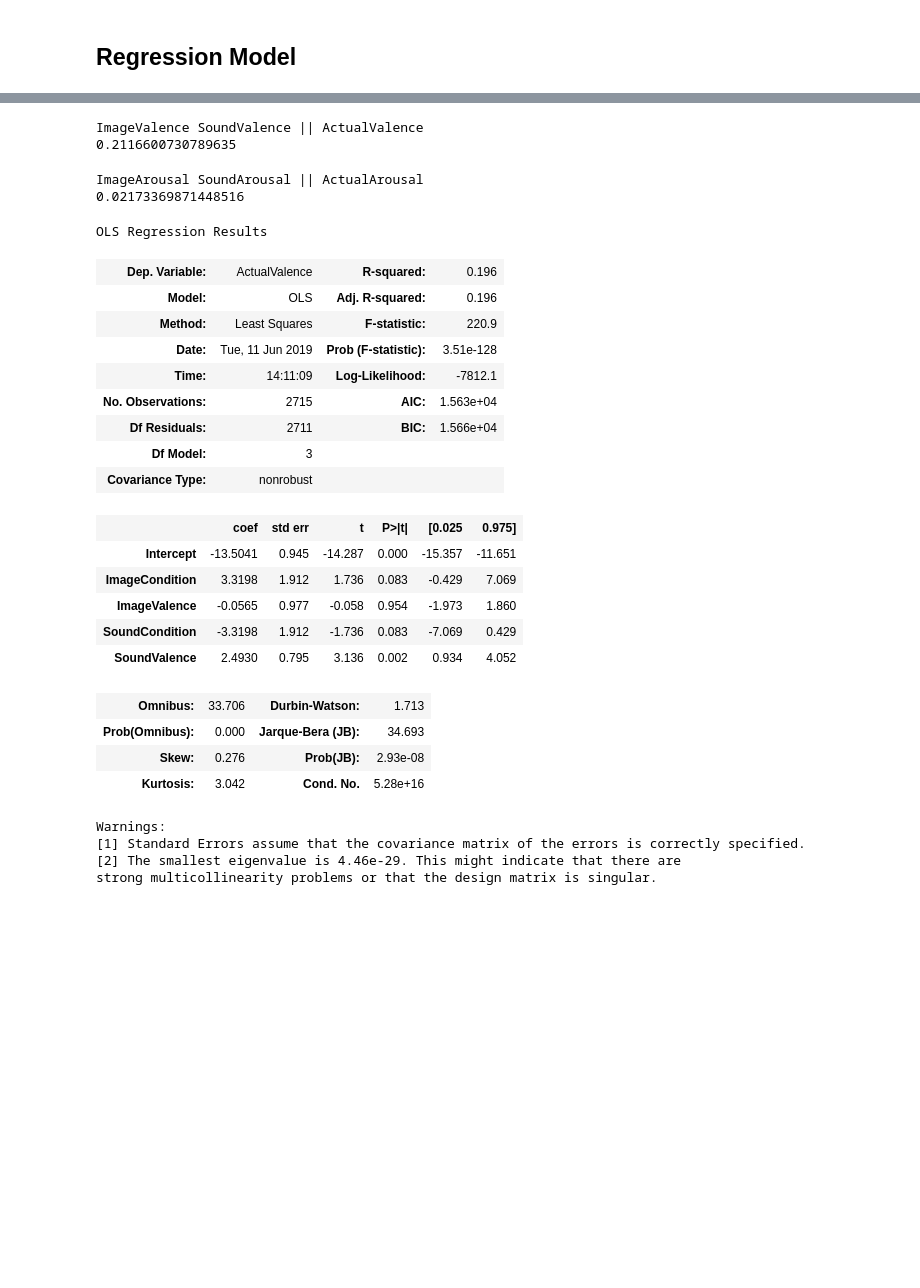
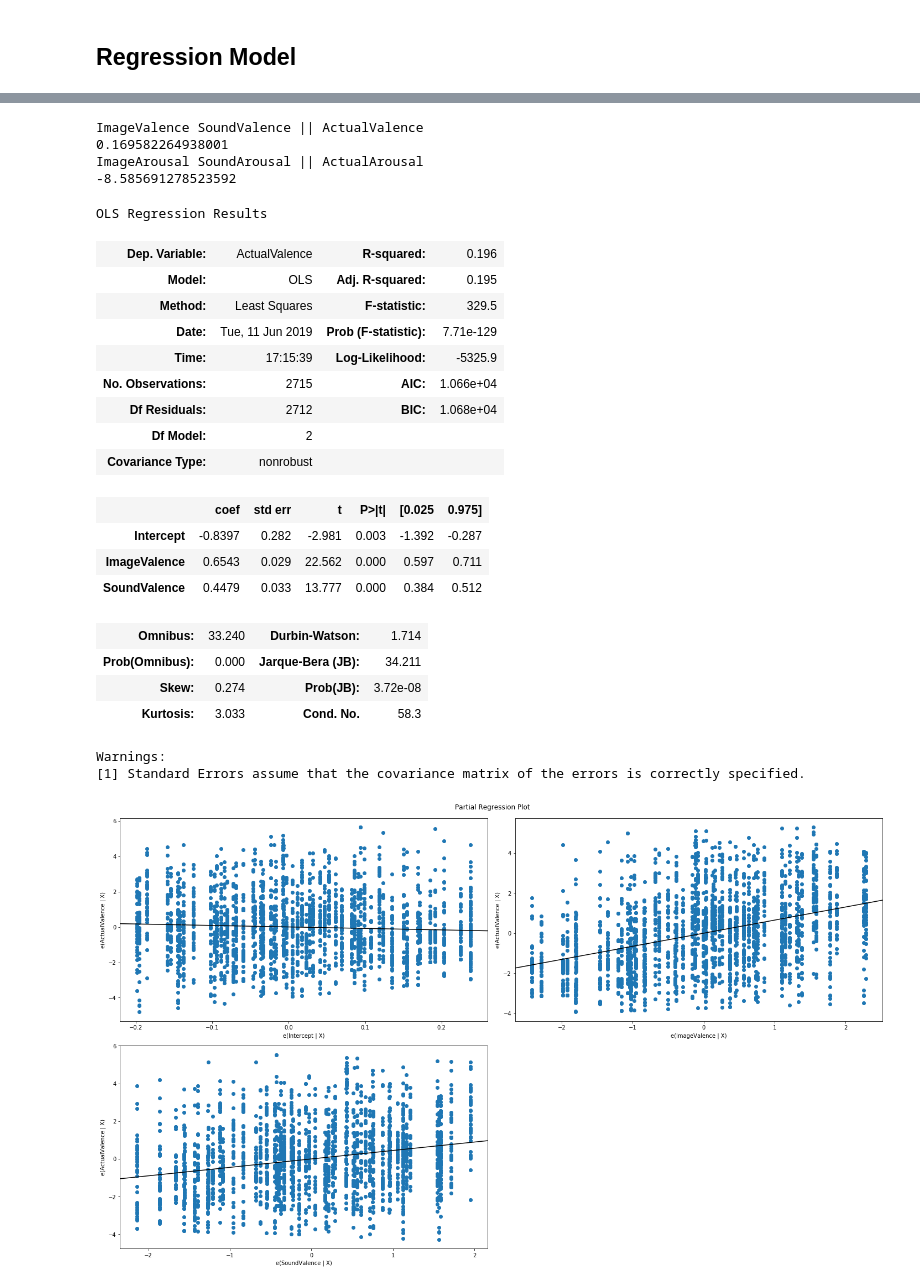
Before and after one commit to akselander/psi-project, a Jupyter notebook: code/psi-project.ipynb, the cells around one changed output, grey strips where cells are left out. Drawn from its saved outputs; the diff is of its cells as text; code cells hidden in the pictures; blank space fills up the shorter version.

Commit message:
Changed data scaling

```diff
--- a/code/psi-project.ipynb
+++ b/code/psi-project.ipynb
@@ -49,8 +49,8 @@ dfStudy['Number'] = pd.to_numeric(dfStudy['Number'])
 def convertResponseStringIntoColumns(string):
     string = string[1:-1]
     array = (string.split(','))
-    array[0] = float(array[0]) * 10
-    array[1] = float(array[1][1:]) * 10
+    array[0] = (float(array[0]) * 4) + 5
+    array[1] = (float(array[1][1:]) * 4) + 5
     return array
 
 def findExpectedImageReaction(iaps):
@@ -318,11 +207,10 @@ ImageArousal SoundArousal || ActualArousal
 # %%
 
 
-reg = svm.SVR(kernel='poly')
+reg = svm.SVR(kernel='poly', gamma='scale')
 
 X = np.array(df[['ImageValence',
         'SoundValence']])
-X = preprocessing.scale(X)
 Y = np.array(df['ActualValence'])
 X_train, X_test, Y_train, Y_test = train_test_split(X, Y, test_size=0.2)
 reg.fit(X_train, Y_train)
@@ -342,39 +230,38 @@ print('ImageArousal SoundArousal || ActualArousal')
 print(reg.score(X_test, Y_test))
 # %% [output]
 ImageValence SoundValence || ActualValence
-0.2116600730789635
+0.169582264938001
+ImageArousal SoundArousal || ActualArousal
+-8.585691278523592
-ImageArousal SoundArousal || ActualArousal
-0.02173369871448516
 # %%
-olsModel = ols("""ActualValence ~ ImageCondition + ImageValence + SoundCondition + SoundValence""", data=df).fit()
+olsModel = ols("""ActualValence ~ ImageValence + SoundValence""", data=df).fit()
 
 HTML(olsModel.summary().as_html())
 
 fig = plt.figure(figsize=(20,12))
 fig = sm.graphics.plot_partregress_grid(olsModel, fig=fig)
+
+HTML(olsModel.summary().as_html())
 # %% [output]
 OLS Regression Results
 | Dep. Variable: | ActualValence | R-squared: | 0.196 |
-| Model: | OLS | Adj. R-squared: | 0.196 |
-| Method: | Least Squares | F-statistic: | 220.9 |
-| Date: | Tue, 11 Jun 2019 | Prob (F-statistic): | 3.51e-128 |
-| Time: | 14:11:09 | Log-Likelihood: | -7812.1 |
-| No. Observations: | 2715 | AIC: | 1.563e+04 |
-| Df Residuals: | 2711 | BIC: | 1.566e+04 |
-| Df Model: | 3 |  |  |
+| Model: | OLS | Adj. R-squared: | 0.195 |
+| Method: | Least Squares | F-statistic: | 329.5 |
+| Date: | Tue, 11 Jun 2019 | Prob (F-statistic): | 7.71e-129 |
+| Time: | 17:15:39 | Log-Likelihood: | -5325.9 |
+| No. Observations: | 2715 | AIC: | 1.066e+04 |
+| Df Residuals: | 2712 | BIC: | 1.068e+04 |
+| Df Model: | 2 |  |  |
 | Covariance Type: | nonrobust |  |  |
 |  | coef | std err | t | P>|t| | [0.025 | 0.975] |
-| Intercept | -13.5041 | 0.945 | -14.287 | 0.000 | -15.357 | -11.651 |
-| ImageCondition | 3.3198 | 1.912 | 1.736 | 0.083 | -0.429 | 7.069 |
-| ImageValence | -0.0565 | 0.977 | -0.058 | 0.954 | -1.973 | 1.860 |
-| SoundCondition | -3.3198 | 1.912 | -1.736 | 0.083 | -7.069 | 0.429 |
-| SoundValence | 2.4930 | 0.795 | 3.136 | 0.002 | 0.934 | 4.052 |
+| Intercept | -0.8397 | 0.282 | -2.981 | 0.003 | -1.392 | -0.287 |
+| ImageValence | 0.6543 | 0.029 | 22.562 | 0.000 | 0.597 | 0.711 |
+| SoundValence | 0.4479 | 0.033 | 13.777 | 0.000 | 0.384 | 0.512 |
-| Omnibus: | 33.706 | Durbin-Watson: | 1.713 |
-| Prob(Omnibus): | 0.000 | Jarque-Bera (JB): | 34.693 |
-| Skew: | 0.276 | Prob(JB): | 2.93e-08 |
-| Kurtosis: | 3.042 | Cond. No. | 5.28e+16 |
+| Omnibus: | 33.240 | Durbin-Watson: | 1.714 |
+| Prob(Omnibus): | 0.000 | Jarque-Bera (JB): | 34.211 |
+| Skew: | 0.274 | Prob(JB): | 3.72e-08 |
+| Kurtosis: | 3.033 | Cond. No. | 58.3 |
 Warnings:
 [1] Standard Errors assume that the covariance matrix of the errors is correctly specified.
-[2] The smallest eigenvalue is 4.46e-29. This might indicate that there are
-strong multicollinearity problems or that the design matrix is singular.
+[figure, added]
 # %%
```
Also changed, not shown: parts of 7 cells of this notebook.
